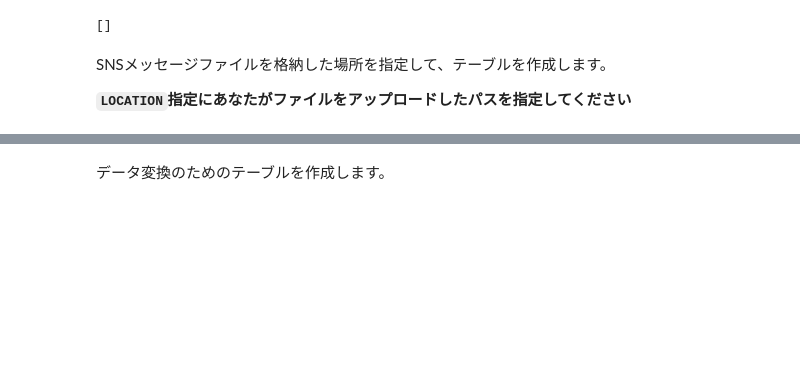
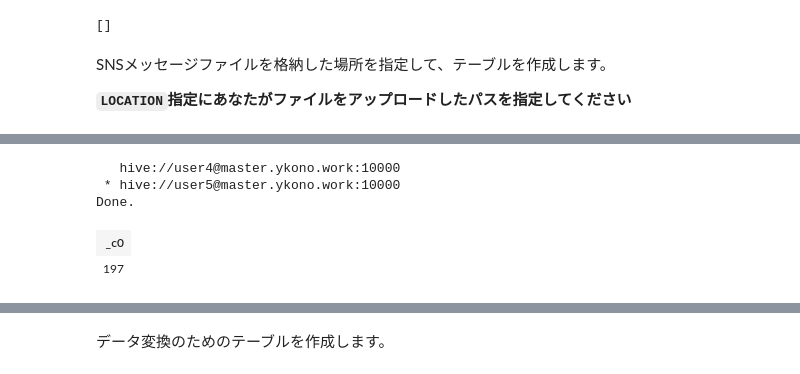
Before and after one commit to YoshiyukiKono/dsml_01_nlp, a Jupyter notebook: nlp_solution.ipynb, the cells around one changed output, grey strips where cells are left out. Drawn from its saved outputs; the diff is of its cells as text; code cells hidden in the pictures; blank space fills up the shorter version.

```diff
--- a/nlp_solution.ipynb
+++ b/nlp_solution.ipynb
@@ -368,5 +299,14 @@ LOCATION '/user/user4/twits'
 Done.
 []
+# %%
+%%sql
+select count(*) from twits
+# %% [output]
+   hive://user4@master.ykono.work:10000
+ * hive://user5@master.ykono.work:10000
+Done.
+| _c0 |
+| 197 |
 # %%
 %%sql
 select * from twits limit 3
```
Also changed, not shown: parts of 43 cells of this notebook.
